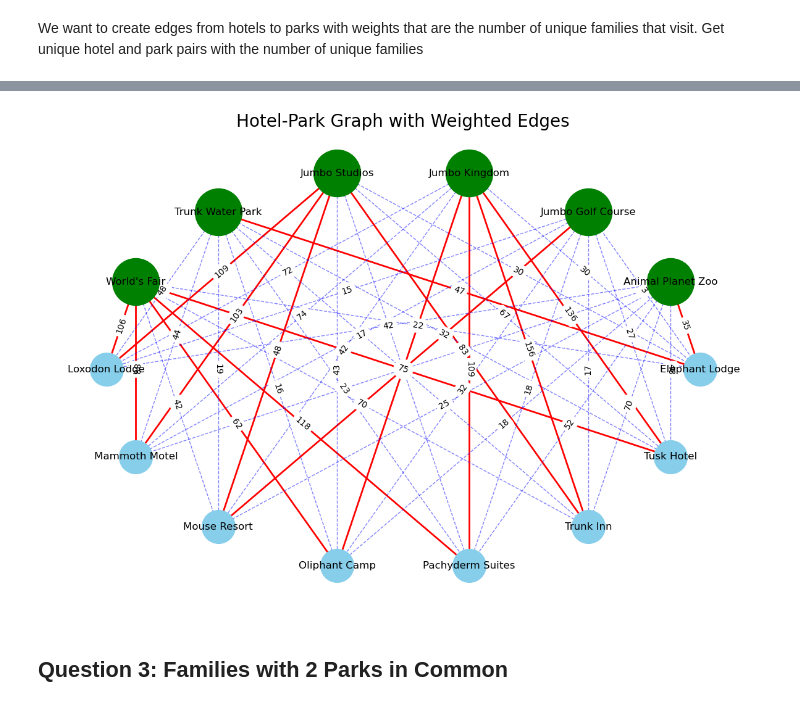
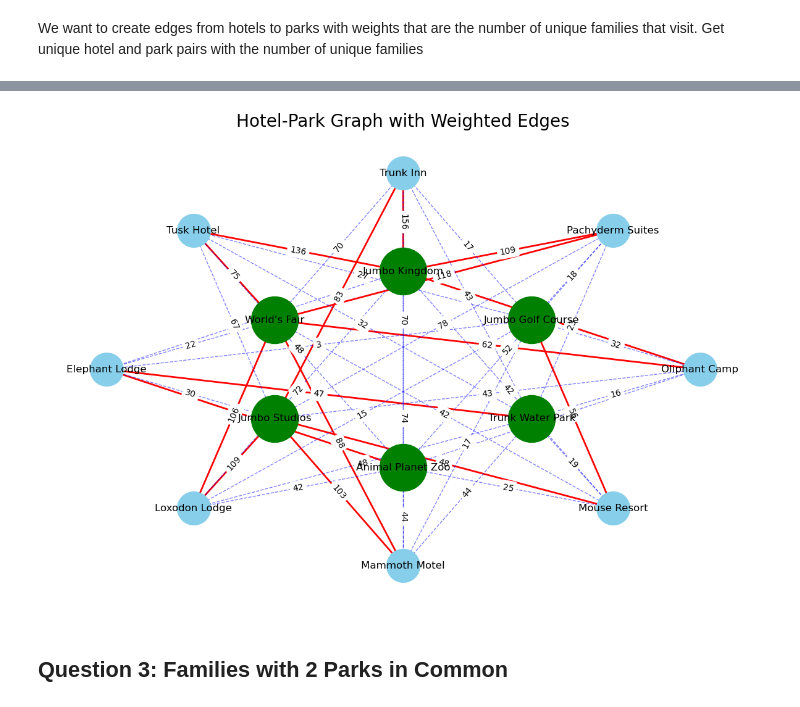
Before and after one commit to coopergolemme/cs142, a Jupyter notebook: hw0/hw0.ipynb, the cells around one changed output, grey strips where cells are left out. Drawn from its saved outputs; the diff is of its cells as text; code cells hidden in the pictures.

```diff
--- a/hw0/hw0.ipynb
+++ b/hw0/hw0.ipynb
@@ -94,0 +68,24 @@ plt.show()
+# %%
+from matplotlib.lines import Line2D
+
+plt.figure(figsize=(12, 8))
+
+# Get the list of parks
+parks = jumbo_world_df["Park"].unique()
+
+# Create a shell layout with parks in the inner shell and families in the outer shell
+shell_layout = nx.shell_layout(G, nlist=[parks, [node for node in G.nodes() if node not in parks]])
+
+# Create a color map for nodes and adjust sizes
+node_colors = ["skyblue" if node not in parks else "green" for node in G.nodes()]
+node_sizes = [1 if node not in parks else 300 for node in G.nodes()]
+
+nx.draw(G, shell_layout, with_labels=False, node_size=node_sizes, node_color=node_colors, font_size=3, font_color="black", font_weight="bold", edge_color="gray")
+plt.title("Families and Parks Graph")
+
+# Create a custom legend
+legend_elements = [Line2D([0], [0], marker='o', color='w', label='Families', markersize=10, markerfacecolor='skyblue'),
+                   Line2D([0], [0], marker='o', color='w', label='Parks', markersize=10, markerfacecolor='green')]
+
+plt.legend(handles=legend_elements)
+plt.show()
@@ -105,6 +107,6 @@ visualization program of your choice.
 We want to create edges from hotels to parks with weights that are the number of unique families that visit.
 Get unique hotel and park pairs with the number of unique families
 # %%
-hotel_park_df = data.groupby(["Hotel", "Park"])["Family"].nunique().reset_index(name='Unique_Family_Count').sort_index()
-print(hotel_park_df.head())
+hotel_park_df = jumbo_world_df.groupby(["Hotel", "Park"])["Family"].nunique().reset_index(name='Unique_Family_Count').sort_index()
+hotel_park_df
 # %% [output]
@@ -124,36 +137,37 @@ for index, row in hotel_park_df.iterrows():
 # %%
 # Get the two largest edges from each hotel to park
 top_edges = []
 for hotel in hotel_park_df['Hotel'].unique():
     hotel_edges = hotel_park_df[hotel_park_df['Hotel'] == hotel].nlargest(2, 'Unique_Family_Count')
     top_edges.extend([(row['Hotel'], row['Park']) for _, row in hotel_edges.iterrows()])
 
 # Separate edges into large and small
 elarge = [(u, v) for (u, v, d) in HotelParkGraph.edges(data=True) if (u, v) in top_edges or (v, u) in top_edges]
 esmall = [(u, v) for (u, v, d) in HotelParkGraph.edges(data=True) if (u, v) not in top_edges and (v, u) not in top_edges]
 
-pos = nx.circular_layout(HotelParkGraph)
+# Create a shell layout with parks in the inner shell and hotels in the outer shell
+shell_layout = nx.shell_layout(HotelParkGraph, nlist=[parks, [node for node in HotelParkGraph.nodes if node not in parks]])
 
 plt.figure(figsize=(15, 10))
 
 # nodes
-nx.draw_networkx_nodes(HotelParkGraph, pos, nodelist=parks, node_color="green", node_size=3000)
-nx.draw_networkx_nodes(HotelParkGraph, pos, nodelist=[node for node in HotelParkGraph.nodes if node not in parks], node_color="skyblue", node_size=1500)
+nx.draw_networkx_nodes(HotelParkGraph, shell_layout, nodelist=parks, node_color="green", node_size=3000)
+nx.draw_networkx_nodes(HotelParkGraph, shell_layout, nodelist=[node for node in HotelParkGraph.nodes if node not in parks], node_color="skyblue", node_size=1500)
 
 # edges
-nx.draw_networkx_edges(HotelParkGraph, pos, edgelist=elarge, width=2, edge_color="red")
+nx.draw_networkx_edges(HotelParkGraph, shell_layout, edgelist=elarge, width=2, edge_color="red")
 nx.draw_networkx_edges(
-    HotelParkGraph, pos, edgelist=esmall, width=1, alpha=0.5, edge_color="blue", style="dashed"
+    HotelParkGraph, shell_layout, edgelist=esmall, width=1, alpha=0.5, edge_color="blue", style="dashed"
 )
 
 # node labels
-nx.draw_networkx_labels(HotelParkGraph, pos, font_size=12, font_family="sans-serif")
+nx.draw_networkx_labels(HotelParkGraph, shell_layout, font_size=12, font_family="sans-serif")
 # edge weight labels
 edge_labels = nx.get_edge_attributes(HotelParkGraph, "weight")
-nx.draw_networkx_edge_labels(HotelParkGraph, pos, edge_labels, font_size=10)
+nx.draw_networkx_edge_labels(HotelParkGraph, shell_layout, edge_labels, font_size=10)
 
 plt.title("Hotel-Park Graph with Weighted Edges", fontsize=20)
 plt.axis("off")
 plt.show()
 # %% [output]
-[figure, old version]
+[figure, new version]
```
Also changed, not shown: parts of 22 cells of this notebook, 5 other files.
